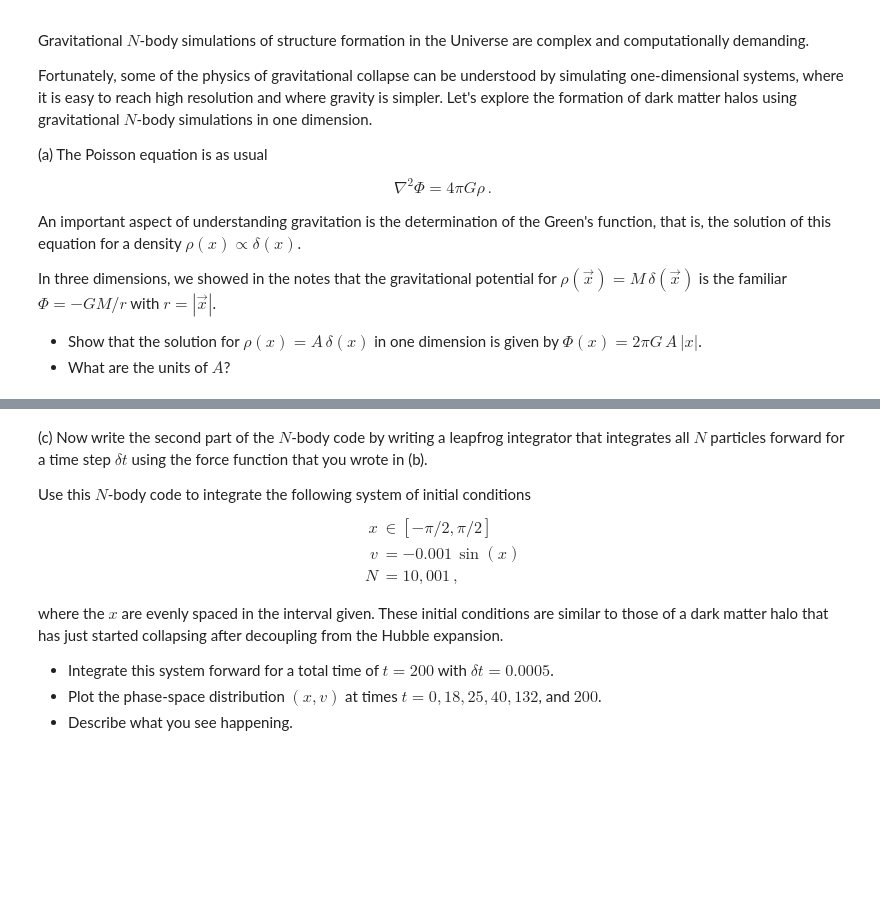
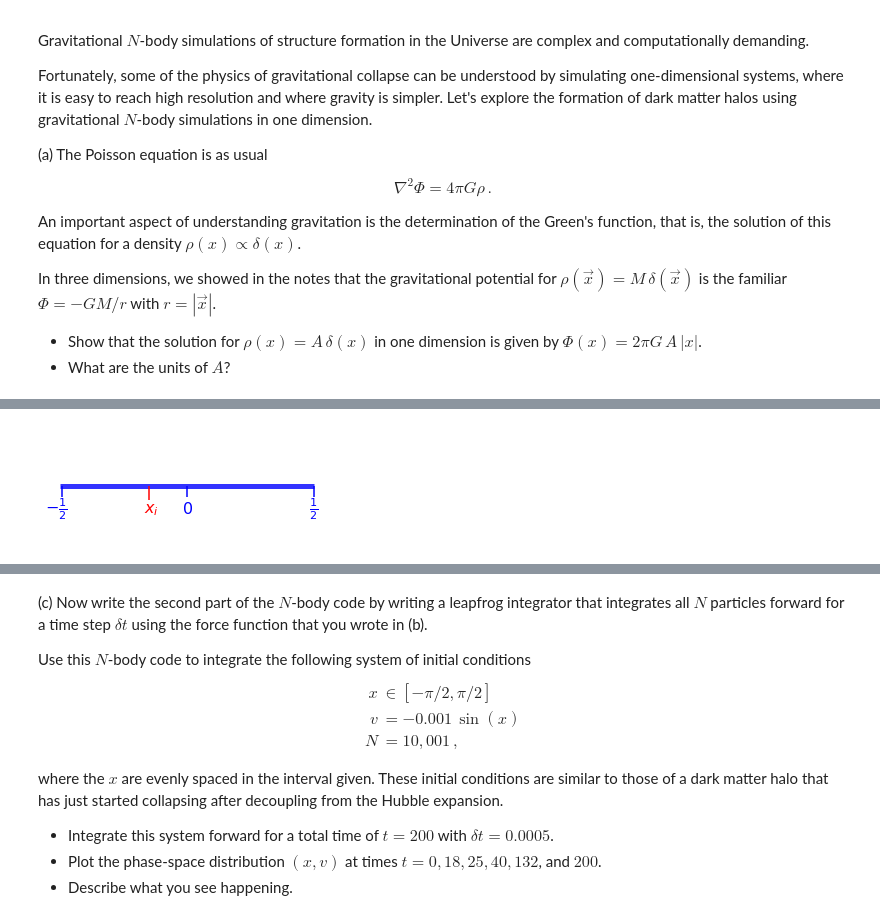
Before and after one commit to AstroLudwig/AST1420, a Jupyter notebook: Assignment3/Assignment3.ipynb, the cells around one changed output, grey strips where cells are left out. Cells and saved outputs as stored; diff of their text form; code cells hidden in the pictures; blank space fills up the shorter version.

```diff
--- a/Assignment3/Assignment3.ipynb
+++ b/Assignment3/Assignment3.ipynb
@@ -32,0 +138,16 @@ Test this function by applying it to a large number of particles uniformly distr
+# %%
+import matplotlib.pyplot as plt
+import numpy as np
+
+plt.figure(figsize=(5,2))
+plt.hlines(1,xmin=0,xmax=1,lw=5,alpha=0.8,color="blue")
+plt.vlines([0.005,0.5,0.99999],0.8,1,color="blue")
+plt.vlines(0.35,0.75,1,color='r')
+plt.text(-.06,0.5,r'$- \frac{1}{2}$',fontsize=16,color="blue")
+plt.text(1-.02,0.5,r'$\frac{1}{2}$',fontsize=16,color="blue")
+plt.text(0.48,0.5,r'$0$',fontsize=16,color="blue")
+plt.text(0.33,0.5,r'$x_i$',fontsize=16,color="red")
+plt.ylim(0,2)
+plt.axis('off');
+# %% [output]
+[figure, added]
```
Also changed, not shown: parts of 9 cells of this notebook.
